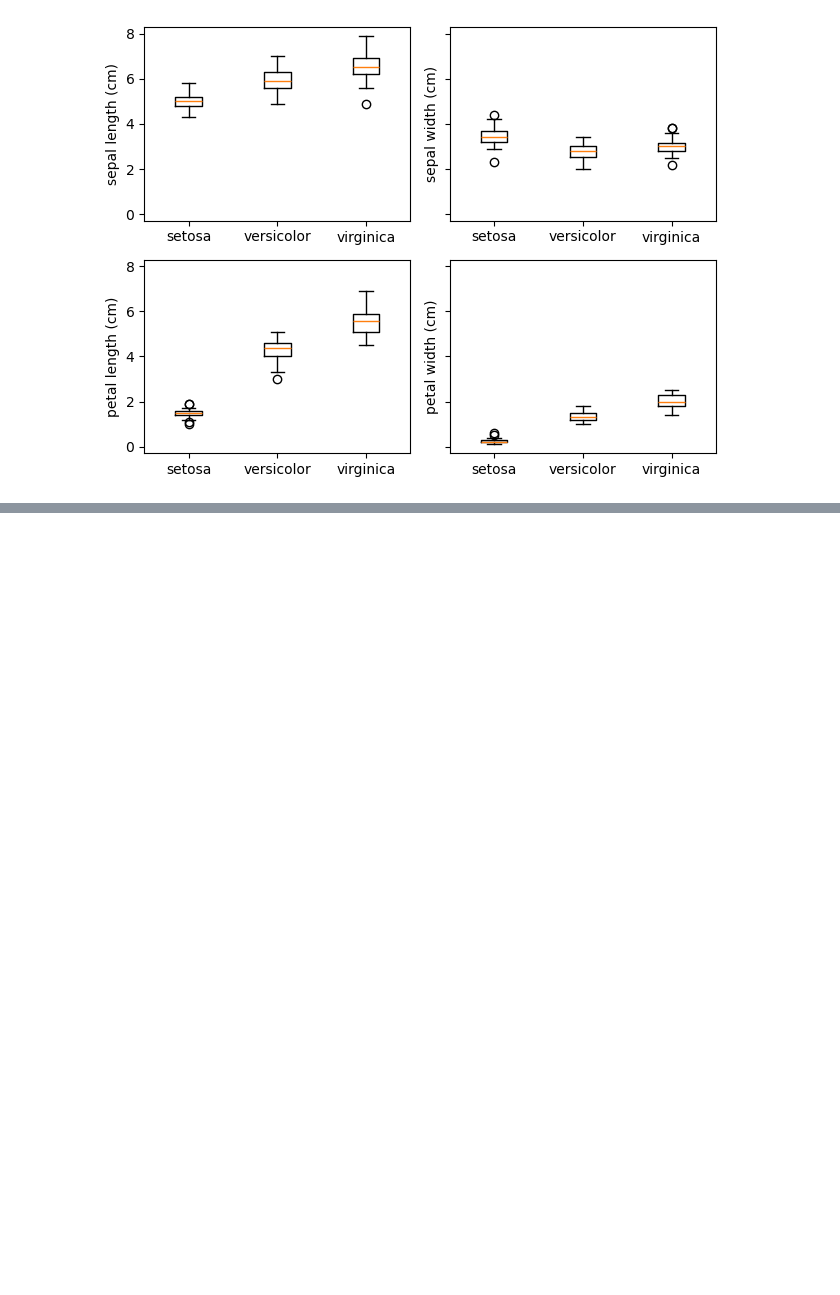
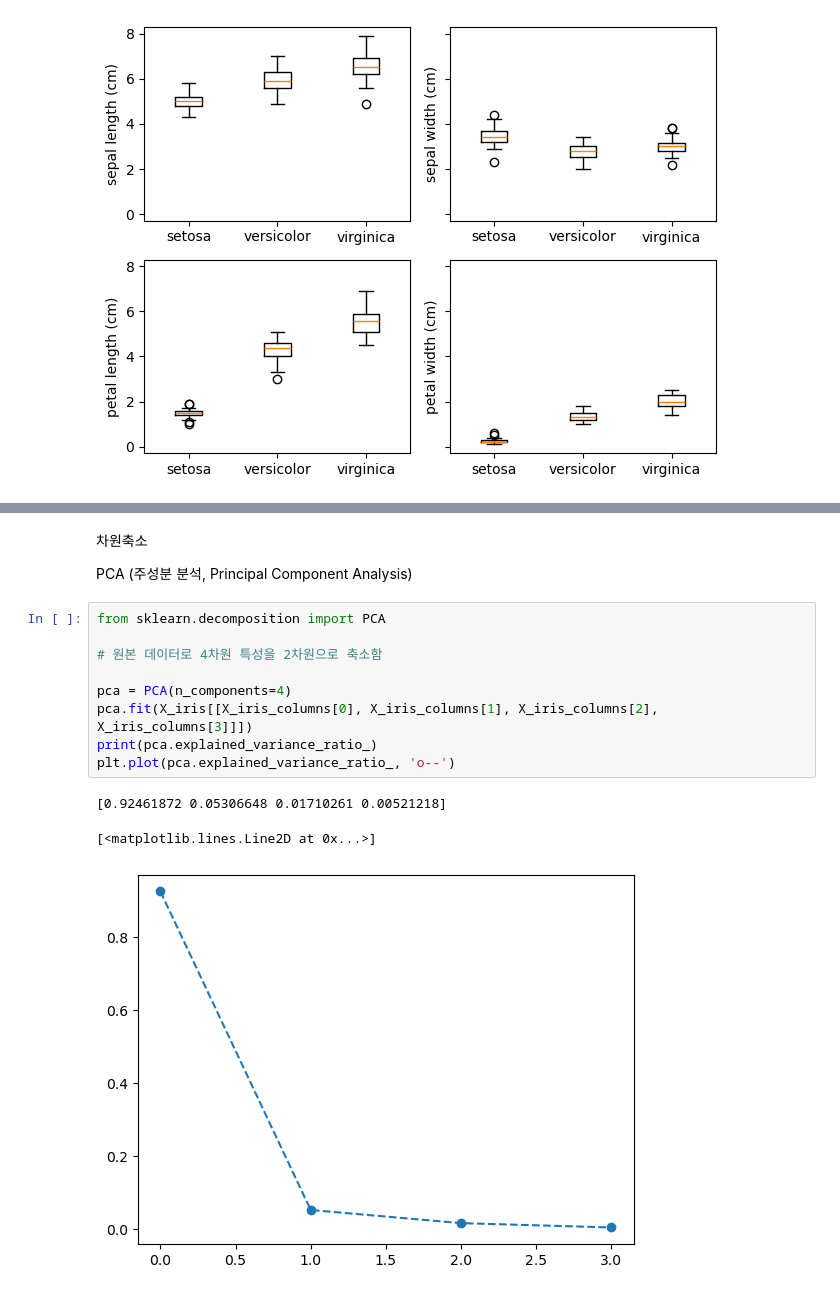
Before and after one commit to JINSUKO/Machin-Leaning-course-Practices, a Jupyter notebook: pratice_iris_data.ipynb, the cells around one changed output, grey strips where cells are left out. Drawn from its saved outputs; the diff is of its cells as text; blank space fills up the shorter version.

Commit message:
add KNN execution codes with iris data and visualize try PCA 4d to 2d

```diff
--- a/pratice_iris_data.ipynb
+++ b/pratice_iris_data.ipynb
@@ -121,0 +191,17 @@ plt.show()
+# %% [markdown]
+차원축소
+
+PCA (주성분 분석, Principal Component Analysis)
+# %%
+from sklearn.decomposition import PCA
+
+# 원본 데이터로 4차원 특성을 2차원으로 축소함
+
+pca = PCA(n_components=4)
+pca.fit(X_iris[[X_iris_columns[0], X_iris_columns[1], X_iris_columns[2], X_iris_columns[3]]])
+print(pca.explained_variance_ratio_)
+plt.plot(pca.explained_variance_ratio_, 'o--')
+# %% [output]
+[0.92461872 0.05306648 0.01710261 0.00521218]
+[<matplotlib.lines.Line2D at 0x...>]
+[figure, added]
```
Also changed, not shown: parts of 18 cells of this notebook.
